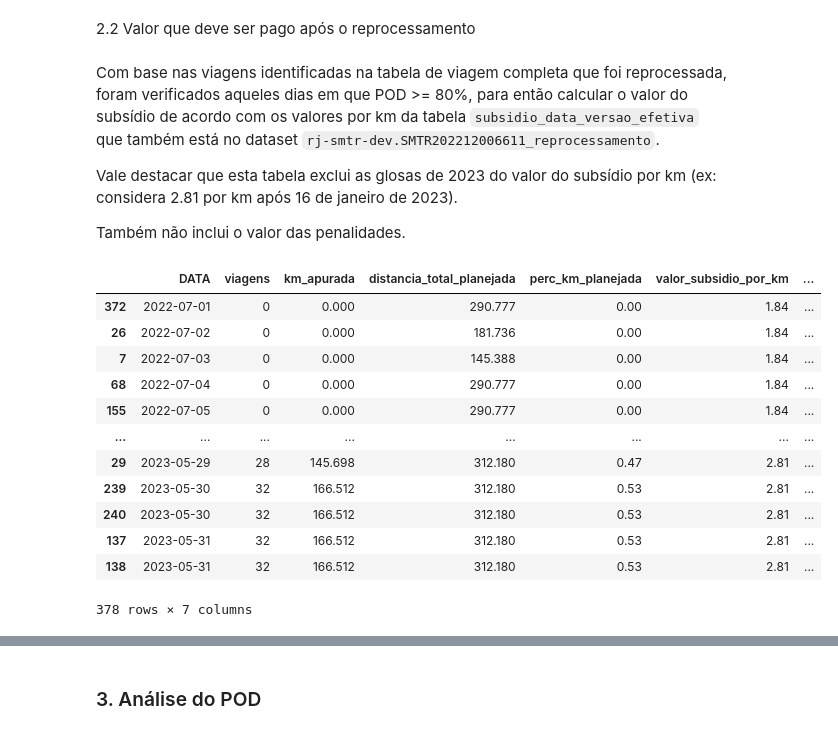
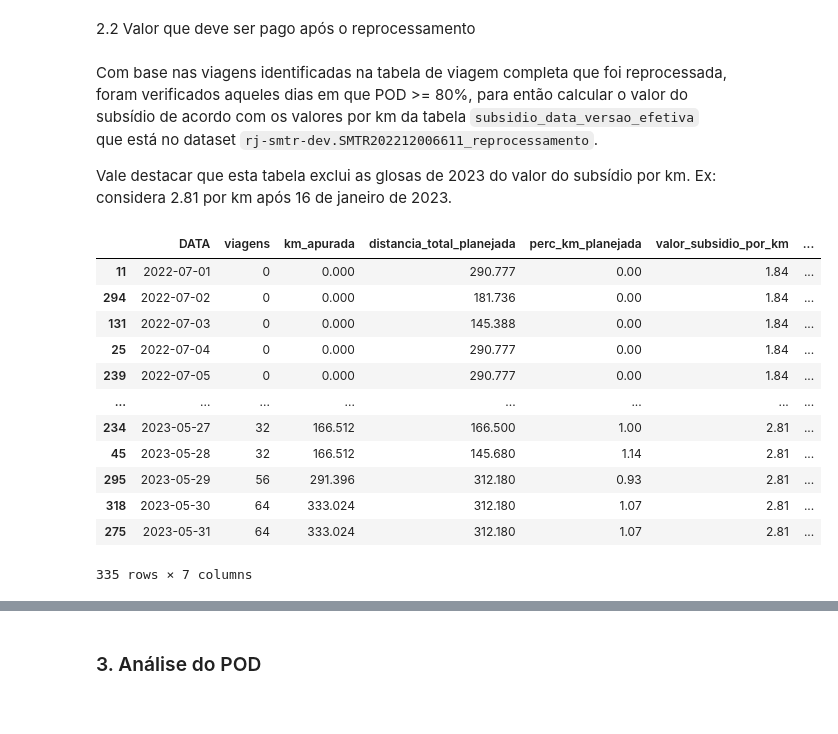
Before and after one commit to RJ-SMTR/subsidio_recursos, a Jupyter notebook: SMTR202212006611_010_2022-12-16/3_reprocessamento_010.ipynb, the cells around one changed output, grey strips where cells are left out. Cells and saved outputs as stored; diff of their text form; code cells hidden in the pictures.

```diff
--- a/SMTR202212006611_010_2022-12-16/3_reprocessamento_010.ipynb
+++ b/SMTR202212006611_010_2022-12-16/3_reprocessamento_010.ipynb
@@ -223,11 +221,9 @@ subsidio_pago_mes
 # %% [markdown]
 2.2 Valor que deve ser pago após o reprocessamento
 # %% [markdown]
-Com base nas viagens identificadas na tabela de viagem completa que foi reprocessada, foram verificados aqueles dias em que POD >= 80%, para então calcular o valor do subsídio de acordo com os valores por km da tabela `subsidio_data_versao_efetiva` que também está no dataset `rj-smtr-dev.SMTR202212006611_reprocessamento`.
+Com base nas viagens identificadas na tabela de viagem completa que foi reprocessada, foram verificados aqueles dias em que POD >= 80%, para então calcular o valor do subsídio de acordo com os valores por km da tabela `subsidio_data_versao_efetiva` que está no dataset `rj-smtr-dev.SMTR202212006611_reprocessamento`.
 
-Vale destacar que esta tabela exclui as glosas de 2023 do valor do subsídio por km (ex: considera 2.81 por km após 16 de janeiro de 2023).
-
-Também não inclui o valor das penalidades.
+Vale destacar que esta tabela exclui as glosas de 2023 do valor do subsídio por km. Ex: considera 2.81 por km após 16 de janeiro de 2023.
 # %%
 q = f"""
 WITH
@@ -242,11 +238,8 @@ WITH
     DATA BETWEEN "2022-06-01"
     AND "2023-05-31"
   GROUP BY
-    consorcio,
-    DATA,
-    tipo_dia,
-    id_empresa,
-    servico_informado ),
+    DATA
+  ),
   viagem_planejada AS ( -- pegar a km planejada para o dia
   SELECT DISTINCT
     DATA,
@@ -267,47 +260,48 @@ WITH
   RIGHT JOIN
     viagem_planejada vp
   USING
-    (DATA) ),
+    (DATA)
+  ),
   tabela_subsidio_km AS (
   SELECT
     DATA,
     valor_subsidio_por_km
   FROM
     `rj-smtr-dev.SMTR202212006611_reprocessamento.subsidio_data_versao_efetiva` )
 SELECT
   DATA,
   COALESCE(viagens, 0) as viagens,
   COALESCE(km_apurada,0) as km_apurada,
   COALESCE(distancia_total_planejada,0) as distancia_total_planejada,
   COALESCE(perc_km_planejada,0) as perc_km_planejada,
   COALESCE(valor_subsidio_por_km,0) as valor_subsidio_por_km,
    CASE
    WHEN perc_km_planejada >= 0.8 THEN valor_subsidio_por_km * km_apurada
    ELSE 0
    END as valor_subsidio
 FROM
   tabela_pod
 LEFT JOIN
   tabela_subsidio_km
 USING
   (DATA)
 """
 
 subsidio_a_pagar_dia = bd.read_sql(q, from_file=True)
 subsidio_a_pagar_dia = subsidio_a_pagar_dia.sort_values('DATA')
 subsidio_a_pagar_dia
 # %% [output]
 |  | DATA | viagens | km_apurada | distancia_total_planejada | perc_km_planejada | valor_subsidio_por_km | ... |
-| 372 | 2022-07-01 | 0 | 0.000 | 290.777 | 0.00 | 1.84 | ... |
-| 26 | 2022-07-02 | 0 | 0.000 | 181.736 | 0.00 | 1.84 | ... |
-| 7 | 2022-07-03 | 0 | 0.000 | 145.388 | 0.00 | 1.84 | ... |
-| 68 | 2022-07-04 | 0 | 0.000 | 290.777 | 0.00 | 1.84 | ... |
-| 155 | 2022-07-05 | 0 | 0.000 | 290.777 | 0.00 | 1.84 | ... |
+| 11 | 2022-07-01 | 0 | 0.000 | 290.777 | 0.00 | 1.84 | ... |
+| 294 | 2022-07-02 | 0 | 0.000 | 181.736 | 0.00 | 1.84 | ... |
+| 131 | 2022-07-03 | 0 | 0.000 | 145.388 | 0.00 | 1.84 | ... |
+| 25 | 2022-07-04 | 0 | 0.000 | 290.777 | 0.00 | 1.84 | ... |
+| 239 | 2022-07-05 | 0 | 0.000 | 290.777 | 0.00 | 1.84 | ... |
 | ... | ... | ... | ... | ... | ... | ... | ... |
-| 29 | 2023-05-29 | 28 | 145.698 | 312.180 | 0.47 | 2.81 | ... |
-| 239 | 2023-05-30 | 32 | 166.512 | 312.180 | 0.53 | 2.81 | ... |
-| 240 | 2023-05-30 | 32 | 166.512 | 312.180 | 0.53 | 2.81 | ... |
-| 137 | 2023-05-31 | 32 | 166.512 | 312.180 | 0.53 | 2.81 | ... |
-| 138 | 2023-05-31 | 32 | 166.512 | 312.180 | 0.53 | 2.81 | ... |
+| 234 | 2023-05-27 | 32 | 166.512 | 166.500 | 1.00 | 2.81 | ... |
+| 45 | 2023-05-28 | 32 | 166.512 | 145.680 | 1.14 | 2.81 | ... |
+| 295 | 2023-05-29 | 56 | 291.396 | 312.180 | 0.93 | 2.81 | ... |
+| 318 | 2023-05-30 | 64 | 333.024 | 312.180 | 1.07 | 2.81 | ... |
+| 275 | 2023-05-31 | 64 | 333.024 | 312.180 | 1.07 | 2.81 | ... |
-378 rows × 7 columns
+335 rows × 7 columns
 # %%
```
Also changed, not shown: parts of 20 cells of this notebook, 8 other files.
